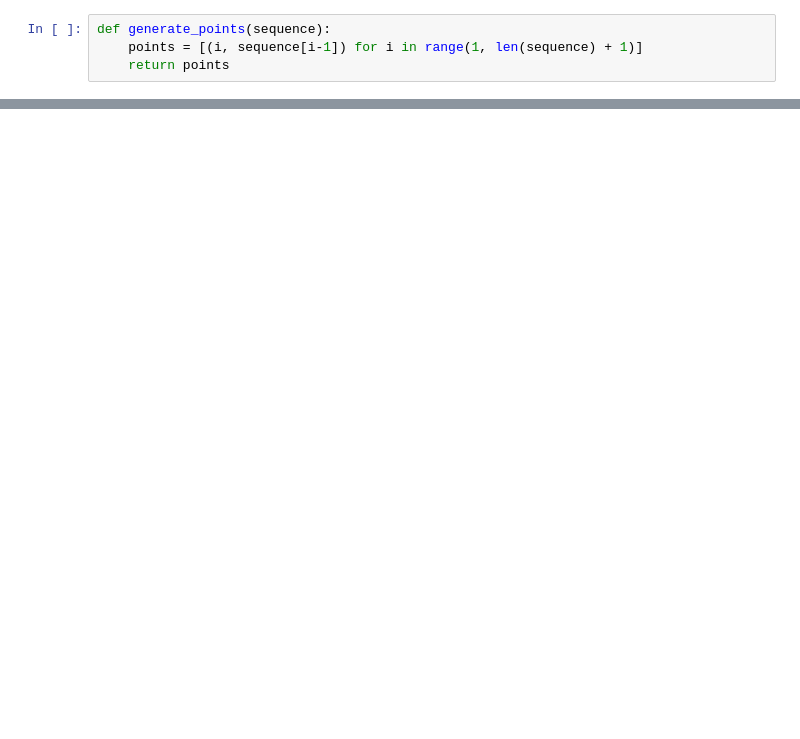
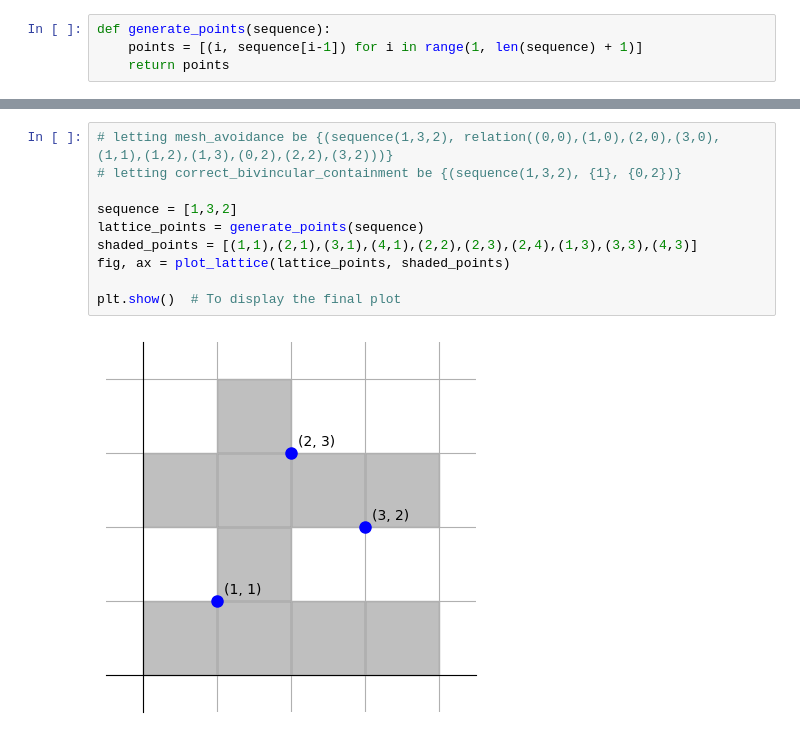
Before and after one commit to delyan-kirov/PermPatterns, a Jupyter notebook: scripts/VisualizePoints.ipynb, the cells around one changed output, grey strips where cells are left out. Drawn from its saved outputs; the diff is of its cells as text; blank space fills up the shorter version.

```diff
--- a/scripts/VisualizePoints.ipynb
+++ b/scripts/VisualizePoints.ipynb
@@ -90,0 +169,12 @@ NameError: name 'generate_lattice_points' is not defined
+# %%
+# letting mesh_avoidance be {(sequence(1,3,2), relation((0,0),(1,0),(2,0),(3,0),(1,1),(1,2),(1,3),(0,2),(2,2),(3,2)))}
+# letting correct_bivincular_containment be {(sequence(1,3,2), {1}, {0,2})}
+
+sequence = [1,3,2]
+lattice_points = generate_points(sequence)
+shaded_points = [(1,1),(2,1),(3,1),(4,1),(2,2),(2,3),(2,4),(1,3),(3,3),(4,3)]
+fig, ax = plot_lattice(lattice_points, shaded_points)
+
+plt.show()  # To display the final plot
+# %% [output]
+[figure, added]
```
Also changed, not shown: parts of 14 cells of this notebook, 13 other files.
